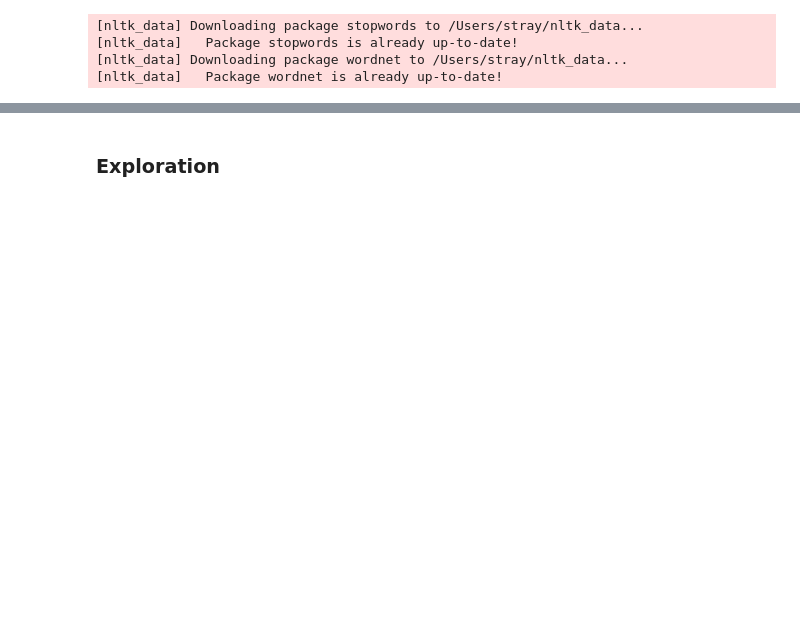
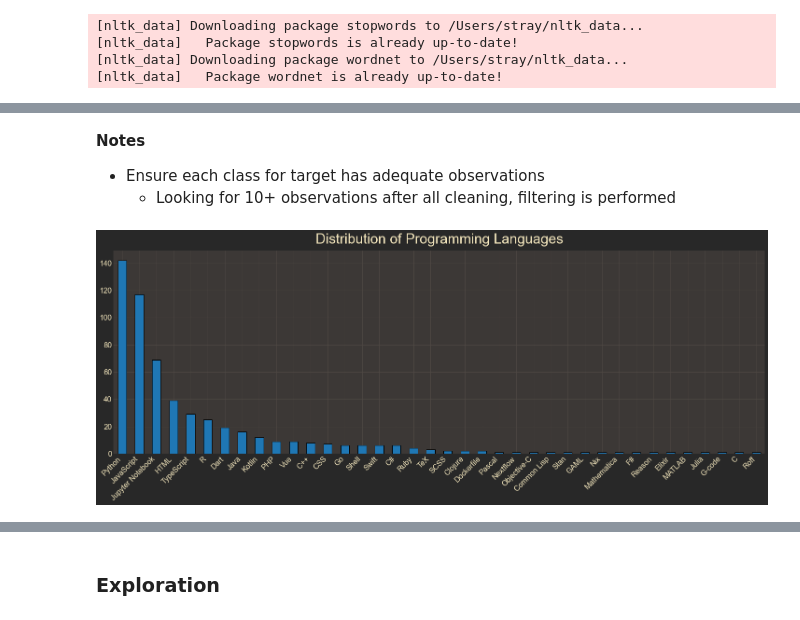
Before and after one commit to NLP-Project-CRT/NLP-Project, a Jupyter notebook: rz_workbook.ipynb, the cells around one changed output, grey strips where cells are left out. Cells and saved outputs as stored; diff of their text form; code cells hidden in the pictures; blank space fills up the shorter version.

```diff
--- a/rz_workbook.ipynb
+++ b/rz_workbook.ipynb
@@ -21,0 +32,3 @@ use('~/.matplotlib/gruvbox.mplstyle')
+# %%
+# read in json data as DataFrame
+df = open_json_data()
@@ -21,0 +72,13 @@ use('~/.matplotlib/gruvbox.mplstyle')
+# %%
+# use function from wrangle to filter non-EN
+df = w.get_english_only(df)
+# remove code in readme_contents
+df = w.remove_code_snippets(df)
+# %%
+# create column for cleaned, tokenized string with stopwords removed
+df = w.extensive_clean(df)
+# %%
+# create columns for count of characters in original and cleaned contents
+df = w.create_char_counts(df)
+# create column for the percentage difference in above columns
+df = w.create_pct_changed(df)
@@ -21,0 +106,13 @@ use('~/.matplotlib/gruvbox.mplstyle')
+# %% [markdown]
+**Notes**
+
+- Ensure each class for target has adequate observations
+    - Looking for 10+ observations after all cleaning, filtering is performed
+# %%
+# plot distribution of target
+df.language.value_counts().plot.bar(ec='k')
+plt.title('Distribution of Programming Languages', fontsize=30, pad=15)
+plt.xticks(rotation=45, ha='right')
+plt.show()
+# %% [output]
+[figure, added]
```
Also changed, not shown: parts of 50 cells of this notebook.
